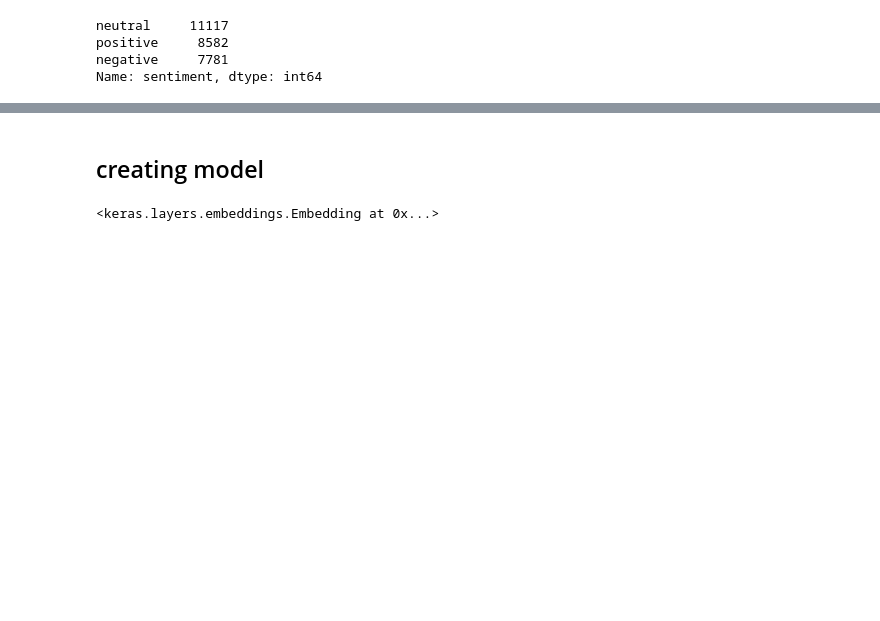
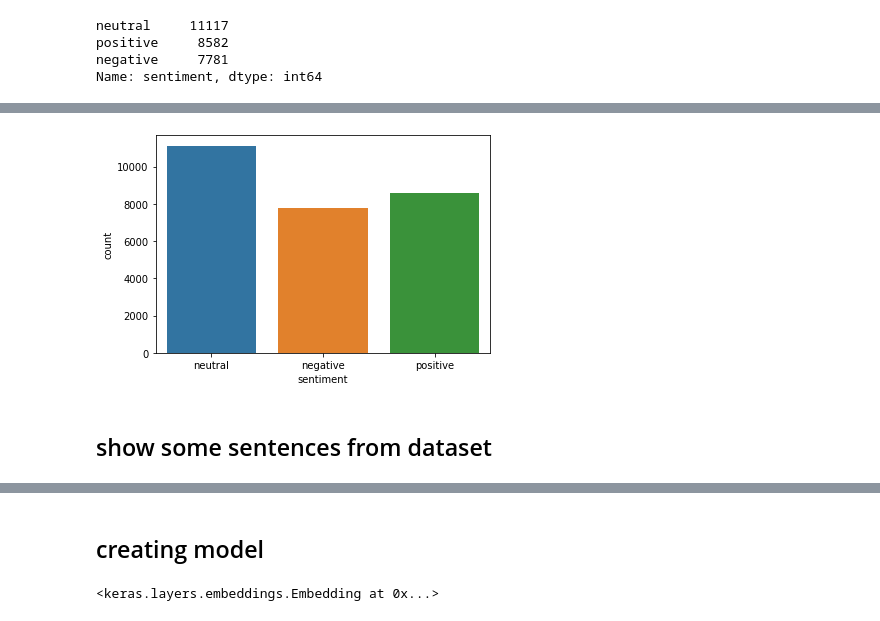
Before and after one commit to AmirrezaJalili/Twitter-Tweets-Sentiment, a Jupyter notebook: Twitter_Tweets_Sentiment.ipynb, the cells around one changed output, grey strips where cells are left out. Saved outputs shown, nothing was run; the diff lists cells and outputs as text; code cells hidden in the pictures; blank space fills up the shorter version.

```diff
--- a/Twitter_Tweets_Sentiment.ipynb
+++ b/Twitter_Tweets_Sentiment.ipynb
@@ -70,3 +97,10 @@ df["sentiment"].value_counts().plot(kind="bar", color='tomato')
+# %%
+sns.countplot(x = df["sentiment"])
+plt.show()
+# %% [output]
+[figure, added]
+# %% [markdown]
+## show some sentences from dataset
 # %%
 for i in range(10):
   num = randint(0, len(df))
```
Also changed, not shown: parts of 31 cells of this notebook.
